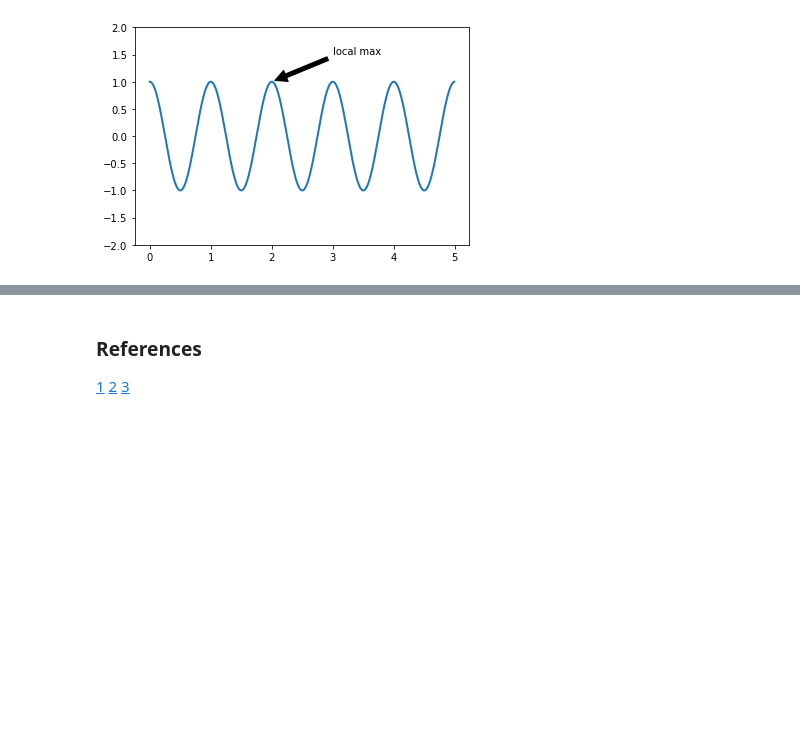
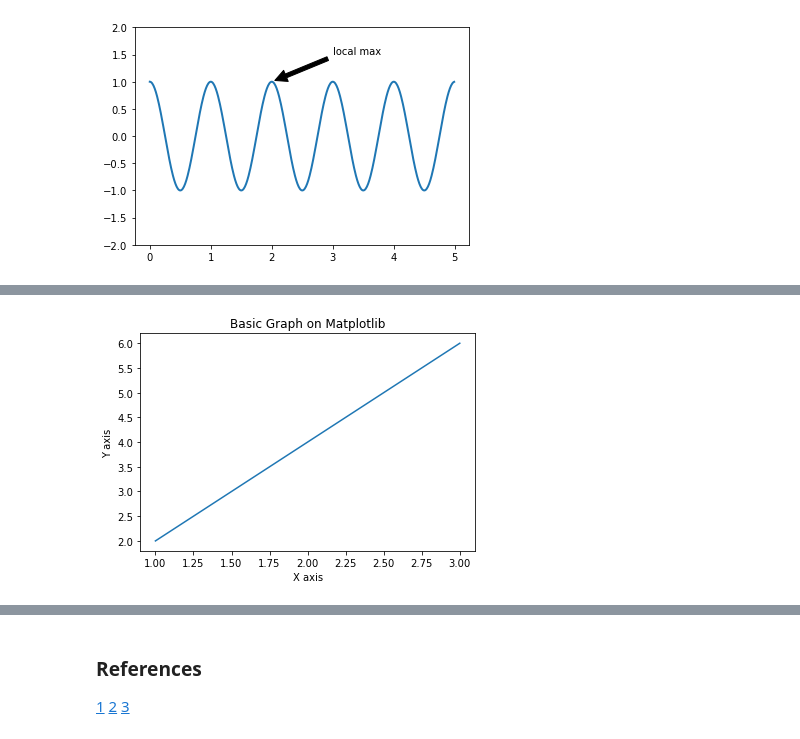
Before and after one commit to katel85/FundamentalsDA, a Jupyter notebook: pyplot.ipynb, the cells around one changed output, grey strips where cells are left out. Cells and saved outputs as stored; diff of their text form; code cells hidden in the pictures; blank space fills up the shorter version.

```diff
--- a/pyplot.ipynb
+++ b/pyplot.ipynb
@@ -101,0 +113,13 @@ plt.show()
+# %%
+# we can change the plot by putting the x and y values into variables
+x= [1,2,3]
+y= [2,4,6]
+
+plt.plot(x,y)
+
+plt.title('Basic Graph on Matplotlib')
+plt.xlabel('X axis')
+plt.ylabel('Y axis')
+plt.show()
+# %% [output]
+[figure, added]
```
Also changed, not shown: parts of 19 cells of this notebook, 3 other files.
